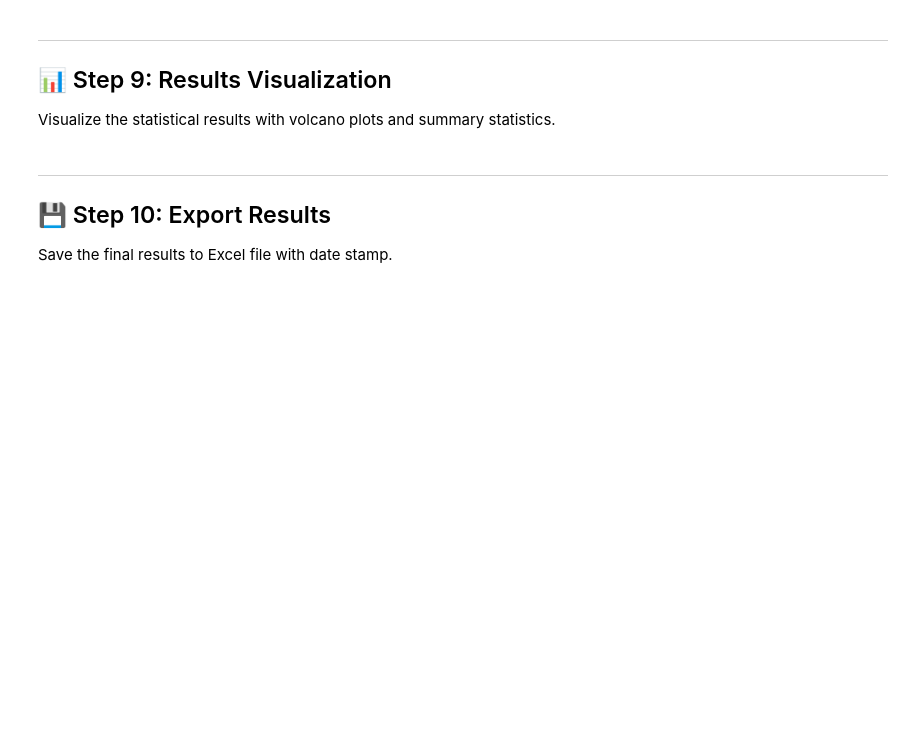
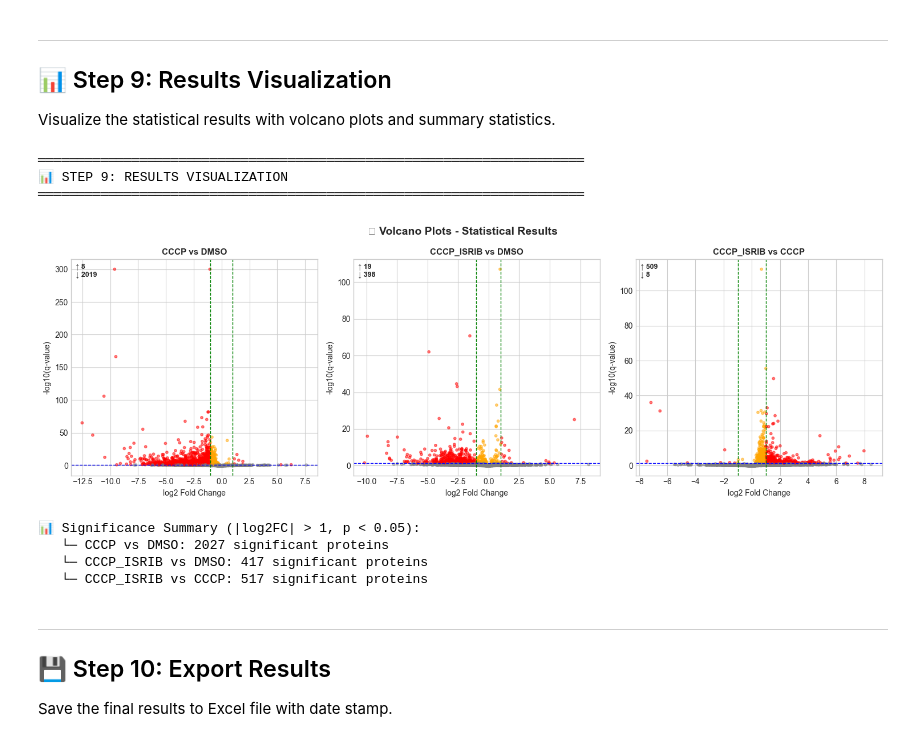
Before and after one commit to science64/DynaTMT, a Jupyter notebook: mePROD LMM template.ipynb, the cells around one changed output. Saved outputs shown, nothing was run; the diff lists cells and outputs as text; code cells hidden in the pictures; blank space fills up the shorter version.

```diff
--- a/mePROD LMM template.ipynb
+++ b/mePROD LMM template.ipynb
@@ -526,52 +783,63 @@ if n_pairs == 1:
 for idx, pair in enumerate(pairs):
     ax = axes[idx]
 
-    # Get column names for this comparison
-    fc_col = [c for c in resultFinal.columns if f'log2FC' in c and pair[0] in c and pair[1] in c]
-    pval_col = [c for c in resultFinal.columns if 'pvalue' in c.lower() and pair[0] in c and pair[1] in c]
+    # Get column names for this comparison using exact pattern matching
+    comparison_pattern = f'{pair[0]}/{pair[1]}'
+    fc_col = [c for c in resultFinal.columns if 'log2' in c and comparison_pattern in c]
+    qval_col = [c for c in resultFinal.columns if 'q_value' in c.lower() and comparison_pattern in c]
 
-    if fc_col and pval_col:
+    if fc_col and qval_col:
         fc_col = fc_col[0]
-        pval_col = pval_col[0]
+        qval_col = qval_col[0]
 
-        # Calculate -log10(pvalue)
-        log_pval = -np.log10(resultFinal[pval_col].replace(0, 1e-300))
+        # Calculate -log10(qvalue)
+        log_qval = -np.log10(resultFinal[qval_col].replace(0, 1e-300))
 
         # Color based on significance
         colors = np.where(
-            (np.abs(resultFinal[fc_col]) > 1) & (resultFinal[pval_col] < 0.05),
+            (np.abs(resultFinal[fc_col]) > 1) & (resultFinal[qval_col] < 0.05),
             'red',
-            np.where(resultFinal[pval_col] < 0.05, 'orange', 'gray')
+            np.where(resultFinal[qval_col] < 0.05, 'orange', 'gray')
         )
 
-        ax.scatter(resultFinal[fc_col], log_pval, c=colors, alpha=0.5, s=10)
-        ax.axhline(y=-np.log10(0.05), color='blue', linestyle='--', linewidth=1, label='p=0.05')
+        ax.scatter(resultFinal[fc_col], log_qval, c=colors, alpha=0.5, s=10)
+        ax.axhline(y=-np.log10(0.05), color='blue', linestyle='--', linewidth=1, label='q=0.05')
         ax.axvline(x=-1, color='green', linestyle='--', linewidth=1)
         ax.axvline(x=1, color='green', linestyle='--', linewidth=1)
 
         ax.set_xlabel('log2 Fold Change', fontsize=10)
-        ax.set_ylabel('-log10(p-value)', fontsize=10)
+        ax.set_ylabel('-log10(q-value)', fontsize=10)
         ax.set_title(f'{pair[0]} vs {pair[1]}', fontsize=11, fontweight='bold')
 
         # Count significant
-        sig_up = ((resultFinal[fc_col] > 1) & (resultFinal[pval_col] < 0.05)).sum()
-        sig_down = ((resultFinal[fc_col] < -1) & (resultFinal[pval_col] < 0.05)).sum()
+        sig_up = ((resultFinal[fc_col] > 1) & (resultFinal[qval_col] < 0.05)).sum()
+        sig_down = ((resultFinal[fc_col] < -1) & (resultFinal[qval_col] < 0.05)).sum()
         ax.text(0.02, 0.98, f'↑ {sig_up}\n↓ {sig_down}', transform=ax.transAxes,
                 fontsize=9, verticalalignment='top', fontweight='bold')
 
 plt.suptitle('🌋 Volcano Plots - Statistical Results', fontsize=14, fontweight='bold')
 plt.tight_layout()
 plt.show()
 
 # Summary statistics
 print("\n📊 Significance Summary (|log2FC| > 1, p < 0.05):")
 for pair in pairs:
-    fc_col = [c for c in resultFinal.columns if f'log2FC' in c and pair[0] in c and pair[1] in c]
-    pval_col = [c for c in resultFinal.columns if 'pvalue' in c.lower() and pair[0] in c and pair[1] in c]
-    if fc_col and pval_col:
-        fc_col, pval_col = fc_col[0], pval_col[0]
-        sig = ((np.abs(resultFinal[fc_col]) > 1) & (resultFinal[pval_col] < 0.05)).sum()
+    comparison_pattern = f'{pair[0]}/{pair[1]}'
+    fc_col = [c for c in resultFinal.columns if 'log2' in c and comparison_pattern in c]
+    qval_col = [c for c in resultFinal.columns if 'q_value' in c.lower() and comparison_pattern in c]
+    if fc_col and qval_col:
+        fc_col, qval_col = fc_col[0], qval_col[0]
+        sig = ((np.abs(resultFinal[fc_col]) > 1) & (resultFinal[qval_col] < 0.05)).sum()
         print(f"   └─ {pair[0]} vs {pair[1]}: {sig} significant proteins")
+# %% [output]
+══════════════════════════════════════════════════════════════════════
+📊 STEP 9: RESULTS VISUALIZATION
+══════════════════════════════════════════════════════════════════════
+[figure, added]
+📊 Significance Summary (|log2FC| > 1, p < 0.05):
+   └─ CCCP vs DMSO: 2027 significant proteins
+   └─ CCCP_ISRIB vs DMSO: 417 significant proteins
+   └─ CCCP_ISRIB vs CCCP: 517 significant proteins
 # %% [markdown]
 ---
 ## 💾 Step 10: Export Results
```
Also changed, not shown: parts of 16 cells of this notebook, 5 other files.
